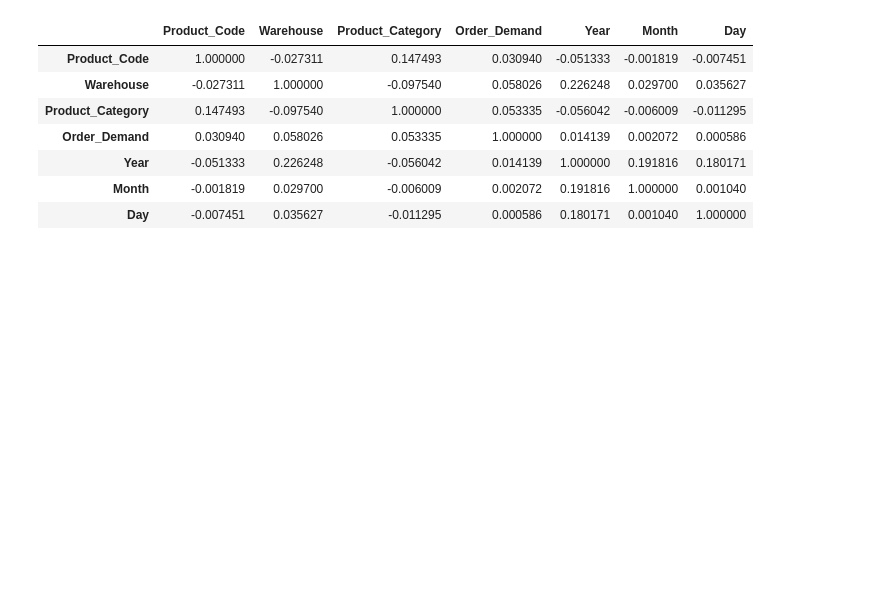
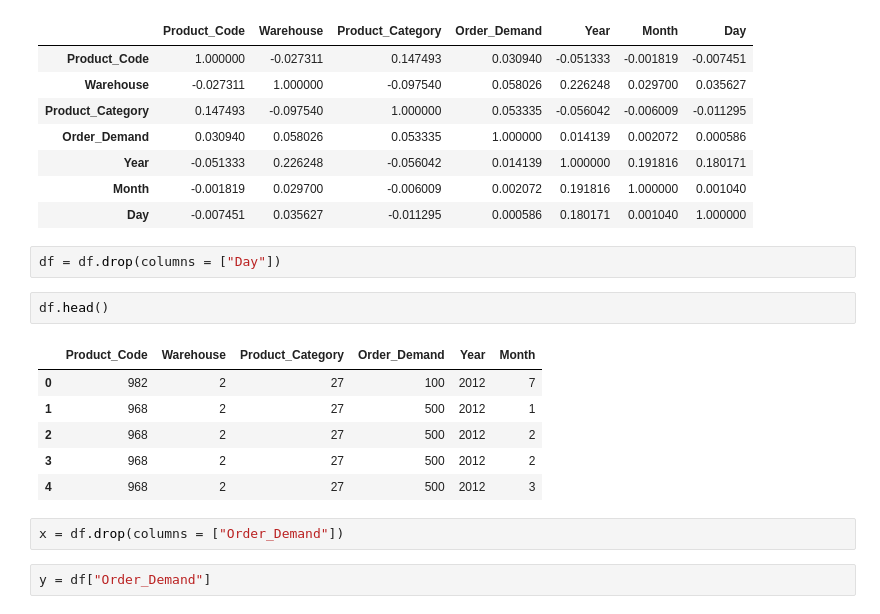
Before and after one commit to StatShibe/SupplyChain_DemandPrediction, a Jupyter notebook: Dataset_Inference.ipynb, the cells around one changed output. Saved outputs shown, nothing was run; the diff lists cells and outputs as text; blank space fills up the shorter version.

```diff
--- a/Dataset_Inference.ipynb
+++ b/Dataset_Inference.ipynb
@@ -232,3 +232,18 @@ df.corr()
 | Year | -0.051333 | 0.226248 | -0.056042 | 0.014139 | 1.000000 | 0.191816 | 0.180171 |
 | Month | -0.001819 | 0.029700 | -0.006009 | 0.002072 | 0.191816 | 1.000000 | 0.001040 |
 | Day | -0.007451 | 0.035627 | -0.011295 | 0.000586 | 0.180171 | 0.001040 | 1.000000 |
+# %%
+df = df.drop(columns = ["Day"])
+# %%
+df.head()
+# %% [output]
+|  | Product_Code | Warehouse | Product_Category | Order_Demand | Year | Month |
+| 0 | 982 | 2 | 27 | 100 | 2012 | 7 |
+| 1 | 968 | 2 | 27 | 500 | 2012 | 1 |
+| 2 | 968 | 2 | 27 | 500 | 2012 | 2 |
+| 3 | 968 | 2 | 27 | 500 | 2012 | 2 |
+| 4 | 968 | 2 | 27 | 500 | 2012 | 3 |
+# %%
+x = df.drop(columns = ["Order_Demand"])
+# %%
+y = df["Order_Demand"]
```
Also changed, not shown: parts of 6 cells of this notebook.
